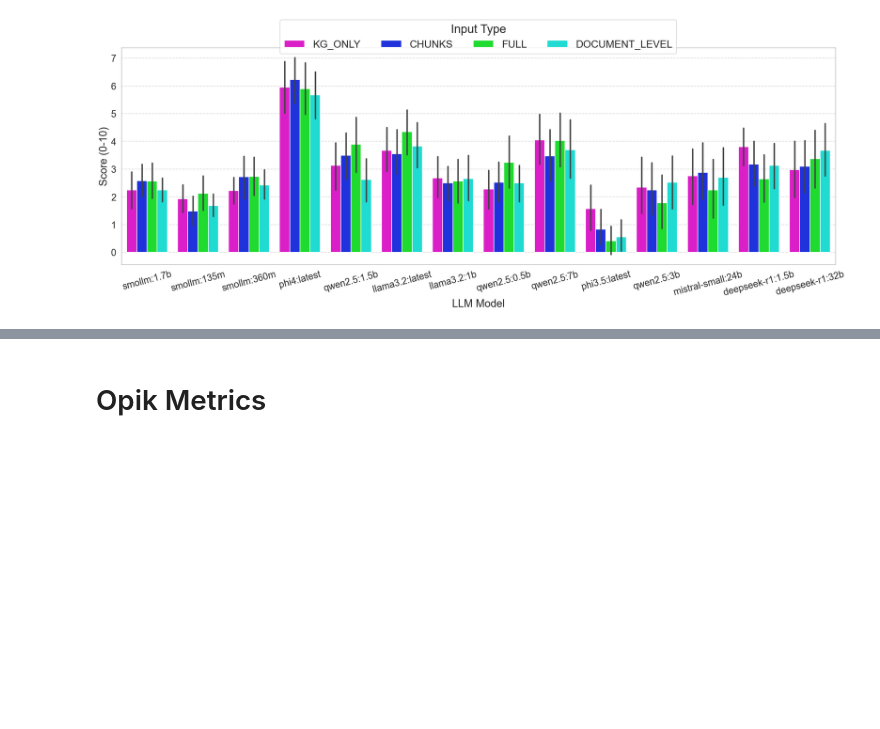
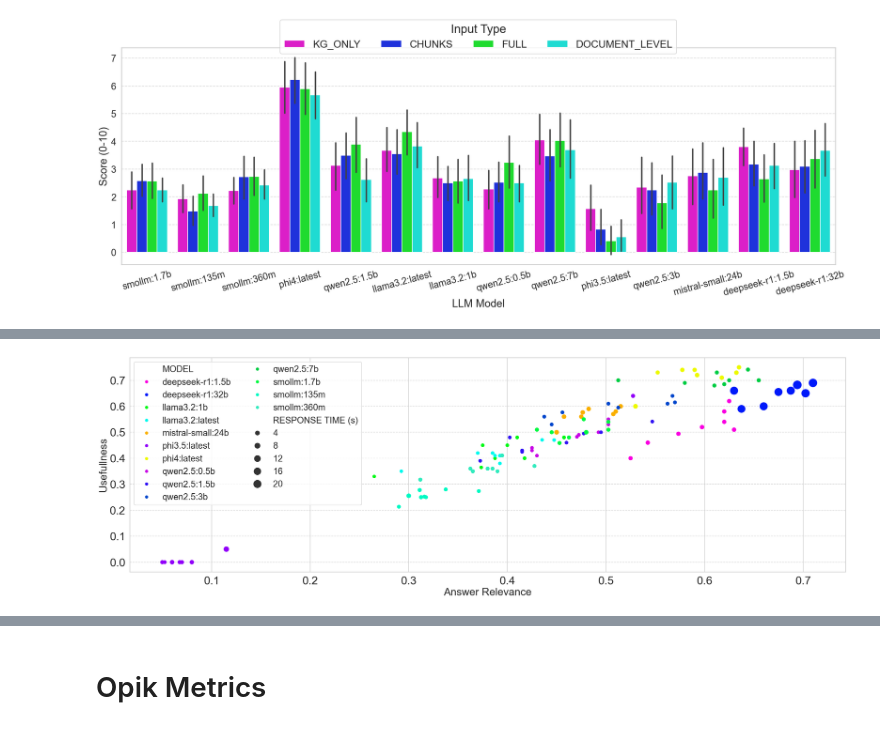
Before and after one commit to maxistaebler/eKNOW_2025, a Jupyter notebook: notebooks/graphrag_response_evaluation_v2.ipynb, the cells around one changed output, grey strips where cells are left out. Cells and saved outputs as stored; diff of their text form; code cells hidden in the pictures; blank space fills up the shorter version.

Commit message:
New Plots

```diff
--- a/notebooks/graphrag_response_evaluation_v2.ipynb
+++ b/notebooks/graphrag_response_evaluation_v2.ipynb
@@ -308,0 +316,5 @@ Index(['model', 'access', 'user', 'question', 'response', 'answer',
+# %%
+import warnings
+warnings.filterwarnings('ignore', category=FutureWarning)
+final_df_opik = pd.read_csv('./results/results_with_scores_and_metrics.csv')
+final_df_opik.head(2)
@@ -350,9 +383,17 @@ import seaborn as sns
 import matplotlib.pyplot as plt
 
 def config_seaborn():
-    palette = ["#fa00e1", "#0019fa" , "#00fa15", "#00faee", "#faaf00", "#9200fa", "#edfa00"]
+    palette = ["#fa00e1", "#0019fa", "#00fa15", "#00faee", "#faaf00", "#9200fa", "#edfa00", "#c805e6", "#3214f5", "#0046cc", "#00cd43", "#00fa40", "#00fac3", "#32ebbe", "#c8be30", "#e58c32", "#a723c8"]
     sns_palette = sns.color_palette(palette, len(palette))
     sns.set_style('whitegrid')
     sns.set_context('talk')
 
     return sns_palette
+# %%
+# Daten normalisieren (Score von 0-10 auf 0-1 skalieren)
+final_df_opik['score_normalized'] = final_df_opik['score'] / 10
+
+# Korrelationsmatrix erstellen
+correlation_matrix = final_df_opik[['score_normalized', 'answer_relevance', 'usefulness']].corr()
+
+correlation_matrix
@@ -405,0 +468,51 @@ The palette list has more values (7) than needed (4), which may not be intended.
+# %%
+palette = config_seaborn()
+
+scatter_df = final_df_opik.groupby(['model', 'access', 'user'])[['response_time', 'score', 'hallucination_score', 'answer_relevance', 'usefulness', 'context_precision', 'context_recall']].mean().reset_index()
+def min_max_scaling(column):
+    min_val = column.min()
+    max_val = column.max()
+    return (column - min_val) / (max_val - min_val)
+
+# Apply to a single column
+scatter_df['normalized_response_time'] = min_max_scaling(scatter_df['response_time'])
+# Create figure
+plt.figure(figsize=(30, 10))
+
+# Create grouped bar plot
+ax = sns.scatterplot(
+    x="answer_relevance",
+    y="usefulness",
+    hue="model",
+    size="response_time",
+    palette=palette,
+    sizes=(100, 600),
+    linewidth=0,
+    data=scatter_df,
+)
+
+# Customize plot
+# plt.title('Statistical Measures Across Embedding Models', pad=20, size=14)
+plt.xlabel('Answer Relevance', size=30)
+plt.ylabel('Usefullness', size=30)
+
+# Add grid for better readability
+plt.grid(True, axis='y', linestyle='--', alpha=0.7)
+
+legend = plt.legend(
+    ncol=2,
+    fontsize=25,
+)
+legend.get_texts()[0].set_text('MODEL')
+legend.get_texts()[15].set_text('RESPONSE TIME (s)')
+
+plt.tick_params(axis='both', labelsize=32)
+
+# Adjust layout
+plt.tight_layout()
+
+plt.savefig('./plots/model_relevance_usefulness_performance.png', dpi=300)
+# Show plot
+plt.show()
+# %% [output]
+[figure, added]
```
Also changed, not shown: parts of 7 cells of this notebook, 6 other files.
